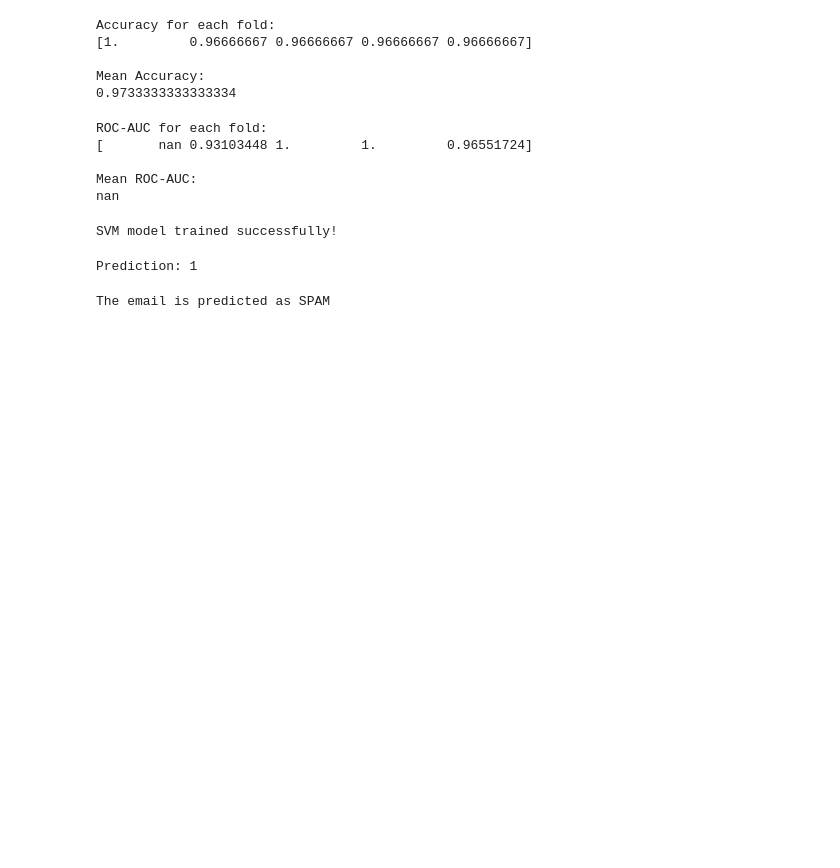
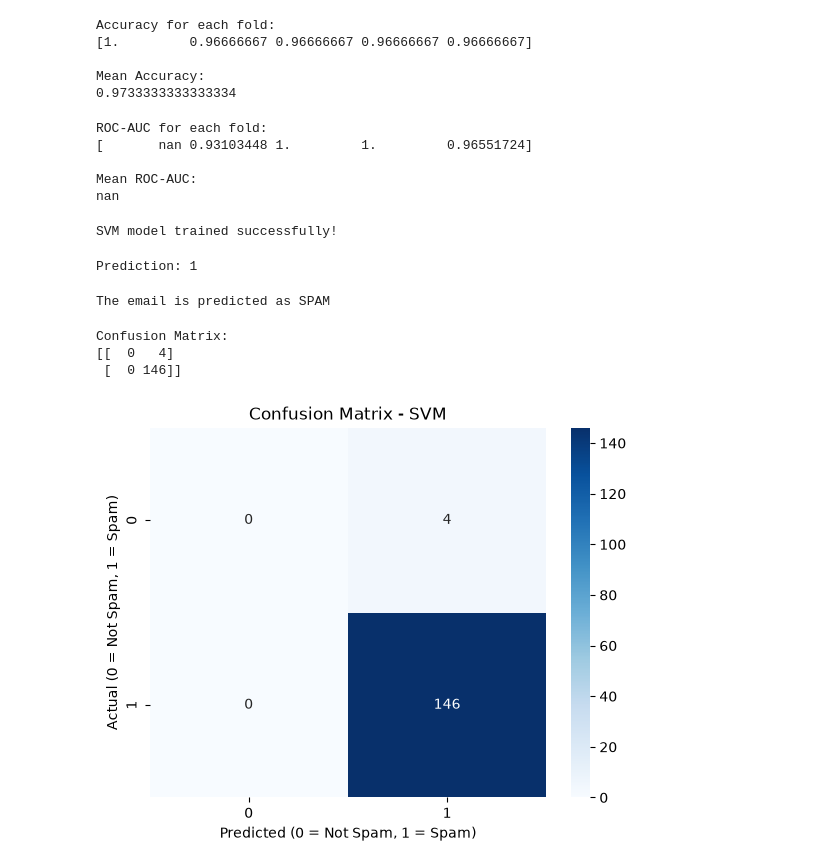
Before and after one commit to sharmila197/SVM, a Jupyter notebook: svm.ipynb, the cells around one changed output. Drawn from its saved outputs; the diff is of its cells as text; code cells hidden in the pictures; blank space fills up the shorter version.

Commit message:
Added confusion matrix and model evaluation

```diff
--- a/svm.ipynb
+++ b/svm.ipynb
@@ -200,3 +200,34 @@ else:
     print("The email is predicted as NOT SPAM")
 # %% [output]
 The email is predicted as SPAM
+# %%
+from sklearn.metrics import confusion_matrix
+import seaborn as sns
+import matplotlib.pyplot as plt
+
+# Make predictions
+y_pred = model.predict(X)
+
+# Create confusion matrix
+cm = confusion_matrix(y, y_pred)
+
+print("Confusion Matrix:")
+print(cm)
+
+# Visualize confusion matrix
+sns.heatmap(
+    cm,
+    annot=True,
+    fmt="d",
+    cmap="Blues"
+)
+
+plt.xlabel("Predicted (0 = Not Spam, 1 = Spam)")
+plt.ylabel("Actual (0 = Not Spam, 1 = Spam)")
+plt.title("Confusion Matrix - SVM")
+plt.show()
+# %% [output]
+Confusion Matrix:
+[[  0   4]
+ [  0 146]]
+[figure, added]
```
